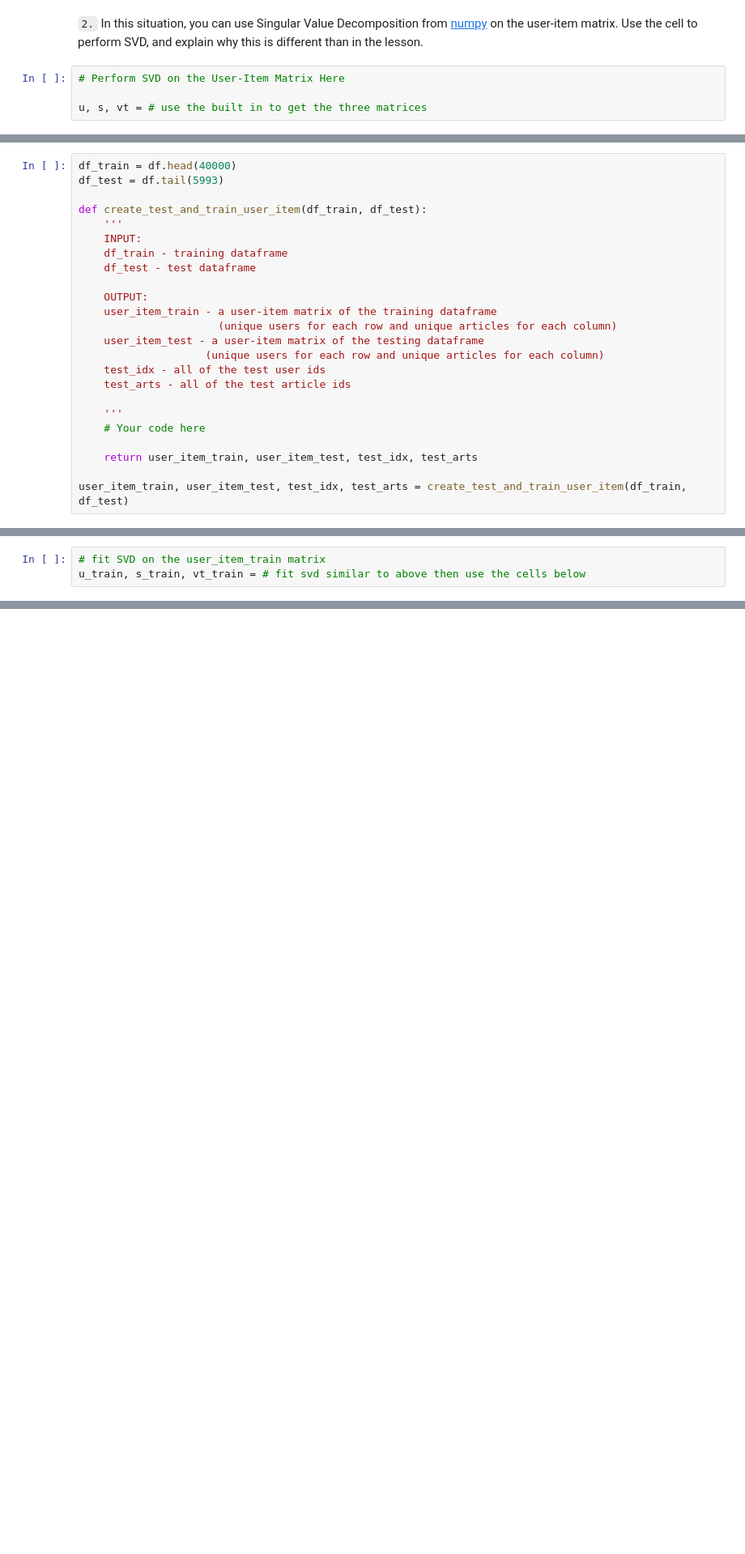
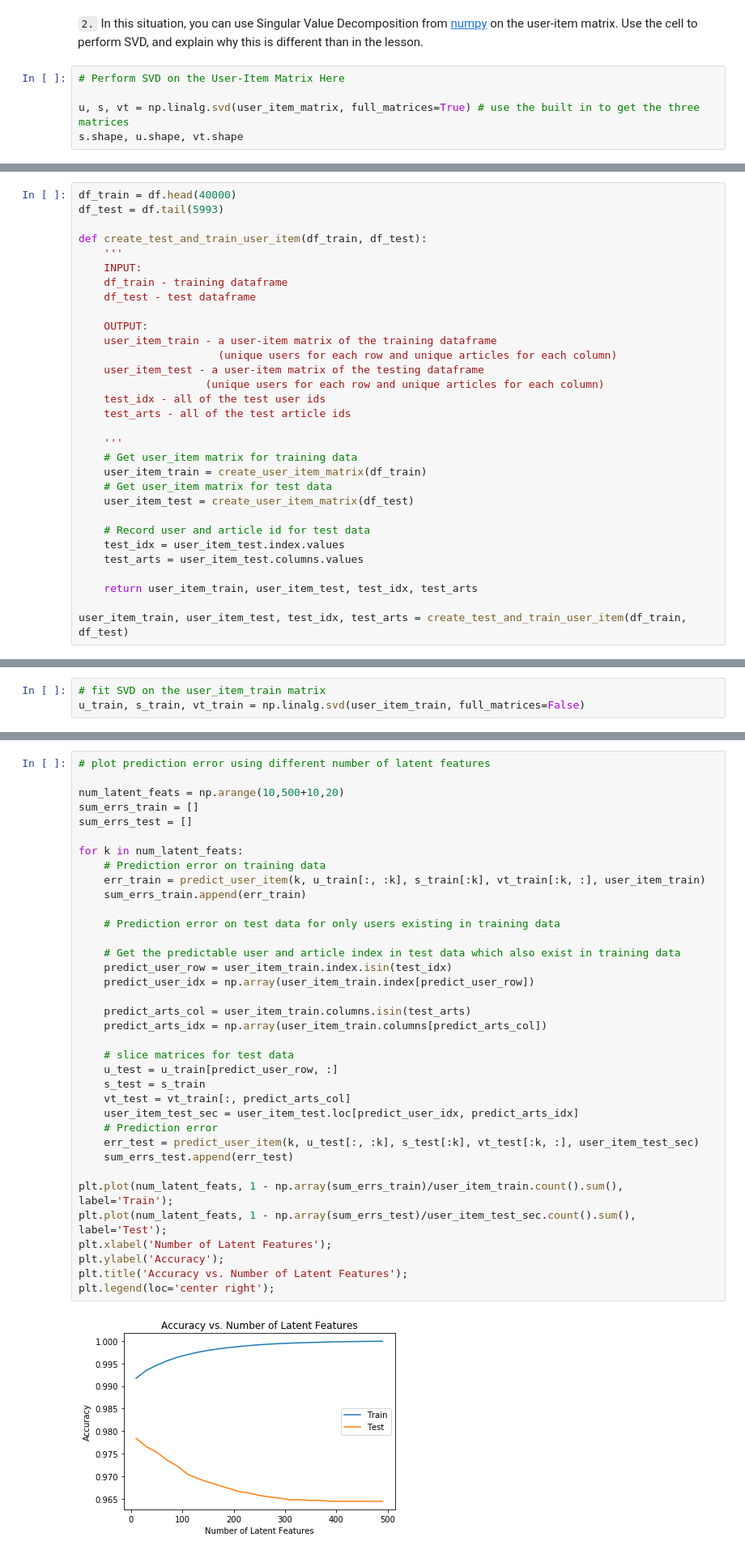
Before and after one commit to texcindy99/Recommendations_with_IBM, a Jupyter notebook: Recommendations_with_IBM.ipynb, the cells around one changed output, grey strips where cells are left out. Shown: that part at 81% size. Cells and saved outputs as stored; diff of their text form; blank space fills up the shorter version.

```diff
--- a/Recommendations_with_IBM.ipynb
+++ b/Recommendations_with_IBM.ipynb
@@ -774,4 +798,5 @@ user_item_matrix.head()
 # %%
 # Perform SVD on the User-Item Matrix Here
 
-u, s, vt = # use the built in to get the three matrices
+u, s, vt = np.linalg.svd(user_item_matrix, full_matrices=True) # use the built in to get the three matrices
+s.shape, u.shape, vt.shape
@@ -830,7 +861,14 @@ def create_test_and_train_user_item(df_train, df_test):
     test_arts - all of the test article ids
 
     '''
-    # Your code here
+    # Get user_item matrix for training data
+    user_item_train = create_user_item_matrix(df_train)
+    # Get user_item matrix for test data
+    user_item_test = create_user_item_matrix(df_test)
+
+    # Record user and article id for test data
+    test_idx = user_item_test.index.values
+    test_arts = user_item_test.columns.values
 
     return user_item_train, user_item_test, test_idx, test_arts
 
@@ -857,4 +923,4 @@ t.sol_4_test(sol_4_dict)
 Use the cells below to explore how well SVD works towards making predictions for recommendations on the test data.
 # %%
 # fit SVD on the user_item_train matrix
-u_train, s_train, vt_train = # fit svd similar to above then use the cells below
+u_train, s_train, vt_train = np.linalg.svd(user_item_train, full_matrices=False)
@@ -864,2 +953,40 @@ u_train, s_train, vt_train = # fit svd similar to above then use the cells below
+# %%
+# plot prediction error using different number of latent features
+
+num_latent_feats = np.arange(10,500+10,20)
+sum_errs_train = []
+sum_errs_test = []
+
+for k in num_latent_feats:
+    # Prediction error on training data
+    err_train = predict_user_item(k, u_train[:, :k], s_train[:k], vt_train[:k, :], user_item_train)
+    sum_errs_train.append(err_train)
+
+    # Prediction error on test data for only users existing in training data
+
+    # Get the predictable user and article index in test data which also exist in training data
+    predict_user_row = user_item_train.index.isin(test_idx)
+    predict_user_idx = np.array(user_item_train.index[predict_user_row])
+
+    predict_arts_col = user_item_train.columns.isin(test_arts)
+    predict_arts_idx = np.array(user_item_train.columns[predict_arts_col])
+
+    # slice matrices for test data
+    u_test = u_train[predict_user_row, :]
+    s_test = s_train
+    vt_test = vt_train[:, predict_arts_col]
+    user_item_test_sec = user_item_test.loc[predict_user_idx, predict_arts_idx]
+    # Prediction error
+    err_test = predict_user_item(k, u_test[:, :k], s_test[:k], vt_test[:k, :], user_item_test_sec)
+    sum_errs_test.append(err_test)
+
+plt.plot(num_latent_feats, 1 - np.array(sum_errs_train)/user_item_train.count().sum(), label='Train');
+plt.plot(num_latent_feats, 1 - np.array(sum_errs_test)/user_item_test_sec.count().sum(), label='Test');
+plt.xlabel('Number of Latent Features');
+plt.ylabel('Accuracy');
+plt.title('Accuracy vs. Number of Latent Features');
+plt.legend(loc='center right');
+# %% [output]
+[figure, added]
 # %% [markdown]
 `6.` Use the cell below to comment on the results you found in the previous question. Given the circumstances of your results, discuss what you might do to determine if the recommendations you make with any of the above recommendation systems are an improvement to how users currently find articles?
```
Also changed, not shown: parts of 37 cells of this notebook, 1 other file.
